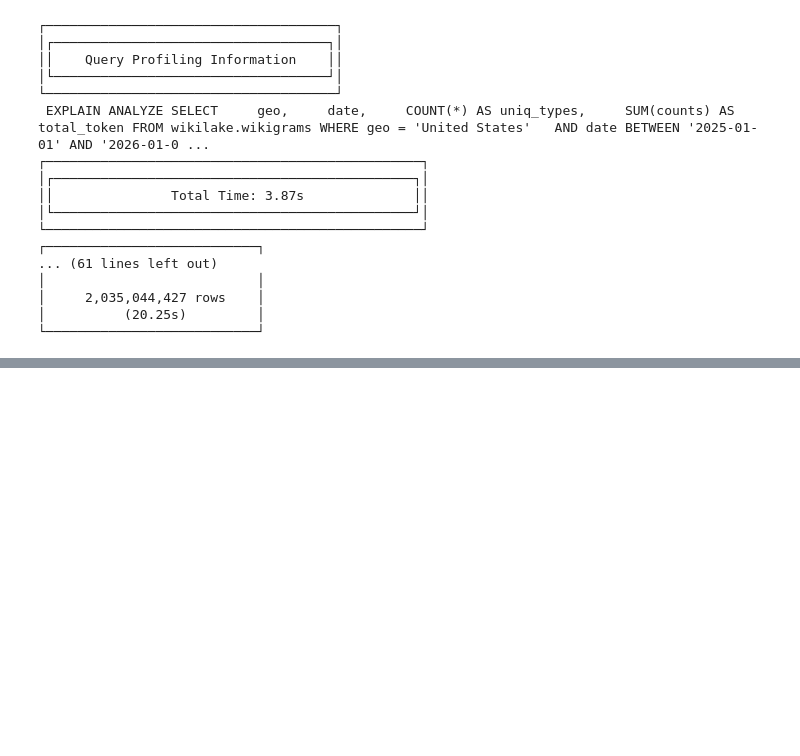
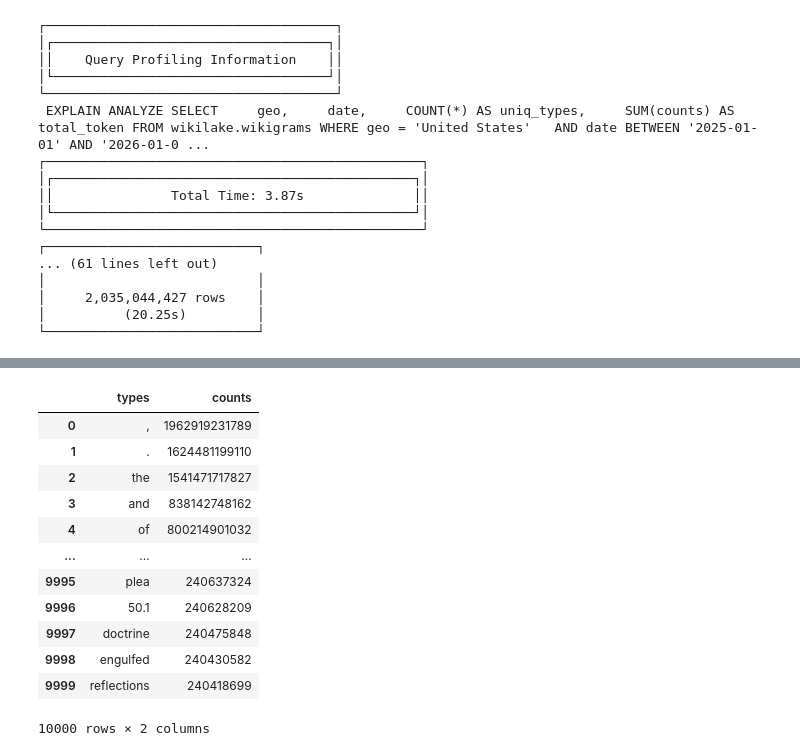
Before and after one commit to Vermont-Complex-Systems/wikigrams, a Jupyter notebook: getting-started.ipynb, the cells around one changed output, grey strips where cells are left out. Cells and saved outputs as stored; diff of their text form; code cells hidden in the pictures; blank space fills up the shorter version.

```diff
--- a/getting-started.ipynb
+++ b/getting-started.ipynb
@@ -185,0 +366,22 @@ for row in plan_html:
+# %%
+%%sql
+SELECT types, counts
+FROM wikilake.wikigrams_monthly
+WHERE geo = 'United States'
+  AND month = '2025-01-01'
+ORDER BY counts DESC
+LIMIT 10000;
+# %% [output]
+|  | types | counts |
+| 0 | , | 1962919231789 |
+| 1 | . | 1624481199110 |
+| 2 | the | 1541471717827 |
+| 3 | and | 838142748162 |
+| 4 | of | 800214901032 |
+| ... | ... | ... |
+| 9995 | plea | 240637324 |
+| 9996 | 50.1 | 240628209 |
+| 9997 | doctrine | 240475848 |
+| 9998 | engulfed | 240430582 |
+| 9999 | reflections | 240418699 |
+10000 rows × 2 columns
```
Also changed, not shown: parts of 26 cells of this notebook, 7 other files.
